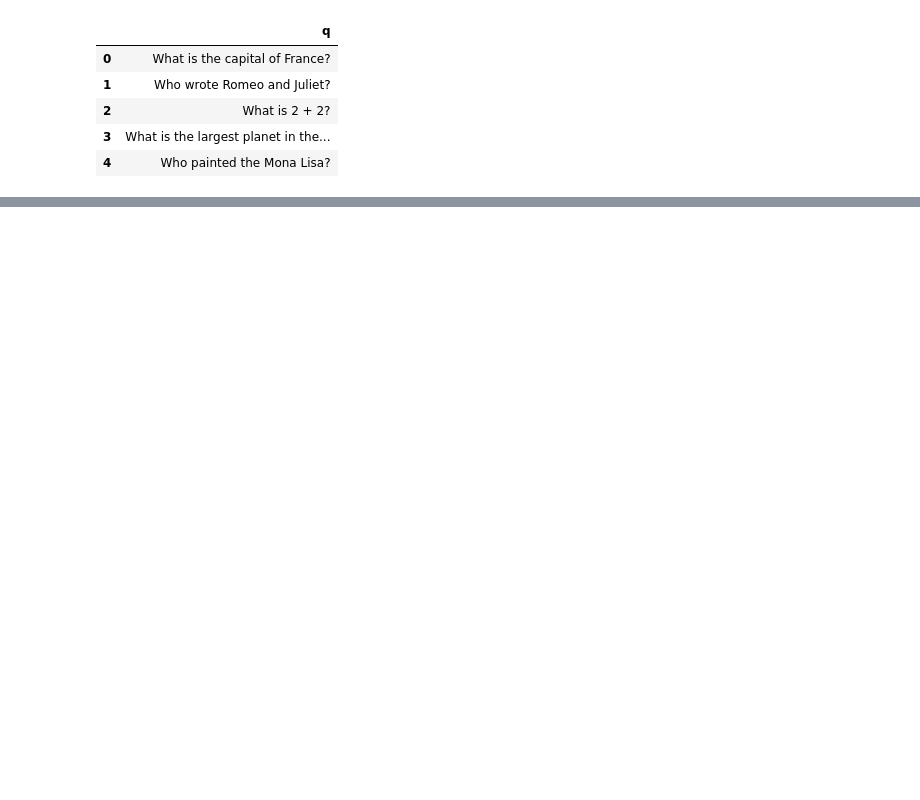
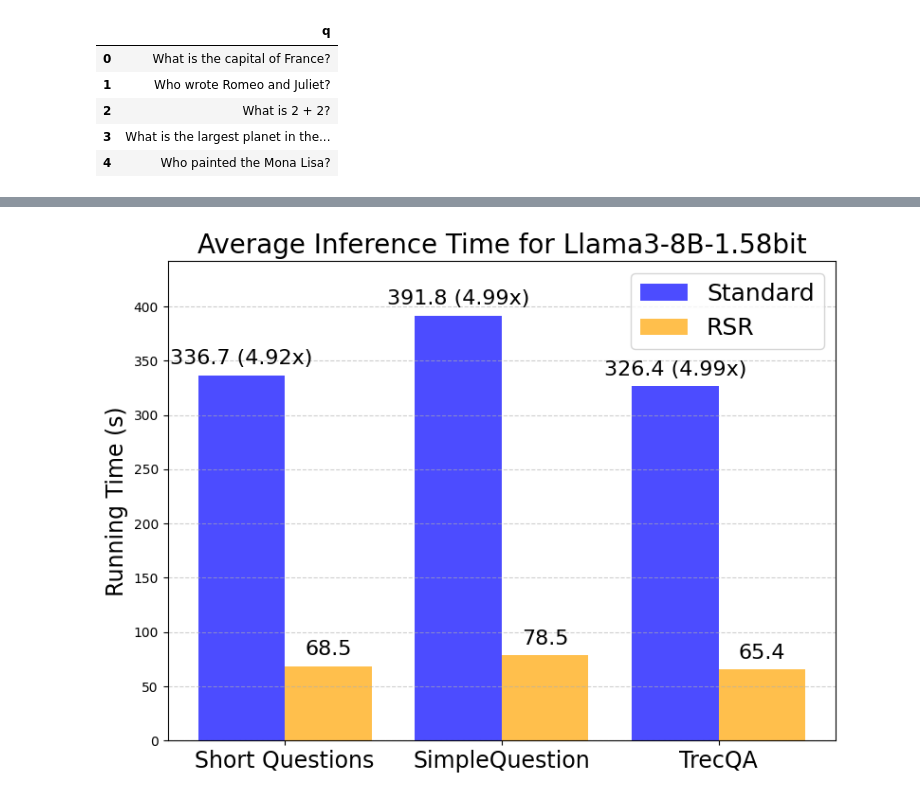
Before and after one commit to UIC-InDeXLab/RSR, a Jupyter notebook: llm/cpu_impl/profile.ipynb, the cells around one changed output, grey strips where cells are left out. Saved outputs shown, nothing was run; the diff lists cells and outputs as text; code cells hidden in the pictures; blank space fills up the shorter version.

```diff
--- a/llm/cpu_impl/profile.ipynb
+++ b/llm/cpu_impl/profile.ipynb
@@ -102,0 +118,5 @@ pd.DataFrame(result).to_csv("result_Naive_optimized.csv", index=0)
+# %%
+result = []
+
+for row in tqdm.tqdm(lines):
+    result.append(infer(prompt=row, max_length=20))
@@ -102,0 +153,3 @@ pd.DataFrame(result).to_csv("result_Naive_optimized.csv", index=0)
+# %%
+df = pd.read_csv("../datasets/trecqa_test.csv")
+df.head()
@@ -102,0 +163,7 @@ pd.DataFrame(result).to_csv("result_Naive_optimized.csv", index=0)
+# %%
+df = df.sample(n=20, random_state=1)
+# %%
+result = []
+
+for i, row in tqdm.tqdm(df.iterrows(), total=df.shape[0]):
+    result.append(infer(prompt=row["text"], max_length=20))
@@ -138,0 +216,65 @@ Name: time, dtype: float64
+# %%
+import matplotlib.pyplot as plt
+import numpy as np
+
+# Data from your table
+datasets = ['Short Questions', 'SimpleQuestion', 'TrecQA']
+# Falcon3-10B-Instruct-1.58bit
+# standard_times = [336.6, 391.8, 326.4]
+# rsr_times = [68.5, 78.4, 65.3]
+
+# falcon
+# standard_times = [96.9, 101.4, 72.4]
+# rsr_times = [18.5, 20.8, 17.6]
+
+# Llama3-8B-1.58-100B-tokens
+standard_times = [336.7, 391.8, 326.4]
+rsr_times = [68.5, 78.5, 65.4]
+
+# Calculate speedup factors
+speedup_factors = [std / rsr for std, rsr in zip(standard_times, rsr_times)]
+
+# Bar positions and width
+x = np.arange(len(datasets))
+bar_width = 0.4
+
+# Plot bars for running times
+fig, ax = plt.subplots(figsize=(8, 6))
+
+bars1 = ax.bar(x - bar_width/2, standard_times, bar_width, label='Standard', alpha=0.7, color='blue')
+bars2 = ax.bar(x + bar_width/2, rsr_times, bar_width, label='RSR', alpha=0.7, color='orange')
+
+# Configure the y-axis
+ax.set_ylabel('Running Time (s)', fontsize=17)
+ax.set_title('Average Inference Time for Llama3-8B-1.58bit', fontsize=20)
+ax.set_xticks(x)
+ax.set_xticklabels(datasets, fontsize=17)
+ax.legend(loc='upper right', fontsize=18)
+ax.grid(axis='y', linestyle='--', alpha=0.6)
+
+# Add data labels to bars
+for i, bar in enumerate(bars1):
+    ax.text(
+        bar.get_x() + bar.get_width() / 2,
+        bar.get_height() + 10,
+        f'{bar.get_height():.1f} ({speedup_factors[i]:.2f}x)',
+        ha='center',
+        fontsize=16,
+    )
+for bar in bars2:
+    ax.text(
+        bar.get_x() + bar.get_width() / 2,
+        bar.get_height() + 10,
+        f'{bar.get_height():.1f}',
+        ha='center',
+        fontsize=16
+    )
+
+# Adjust y-axis limits for better visualization
+ax.set_ylim(0, max(standard_times) + 50)  # Add some padding to the top
+
+# Show plot
+plt.tight_layout()
+plt.savefig("time_compare_llama.eps", format="eps")
+plt.show()
+# %% [output]
@@ -138,0 +282 @@ Name: time, dtype: float64
+[figure, added]
```
Also changed, not shown: parts of 23 cells of this notebook, 29 other files.
